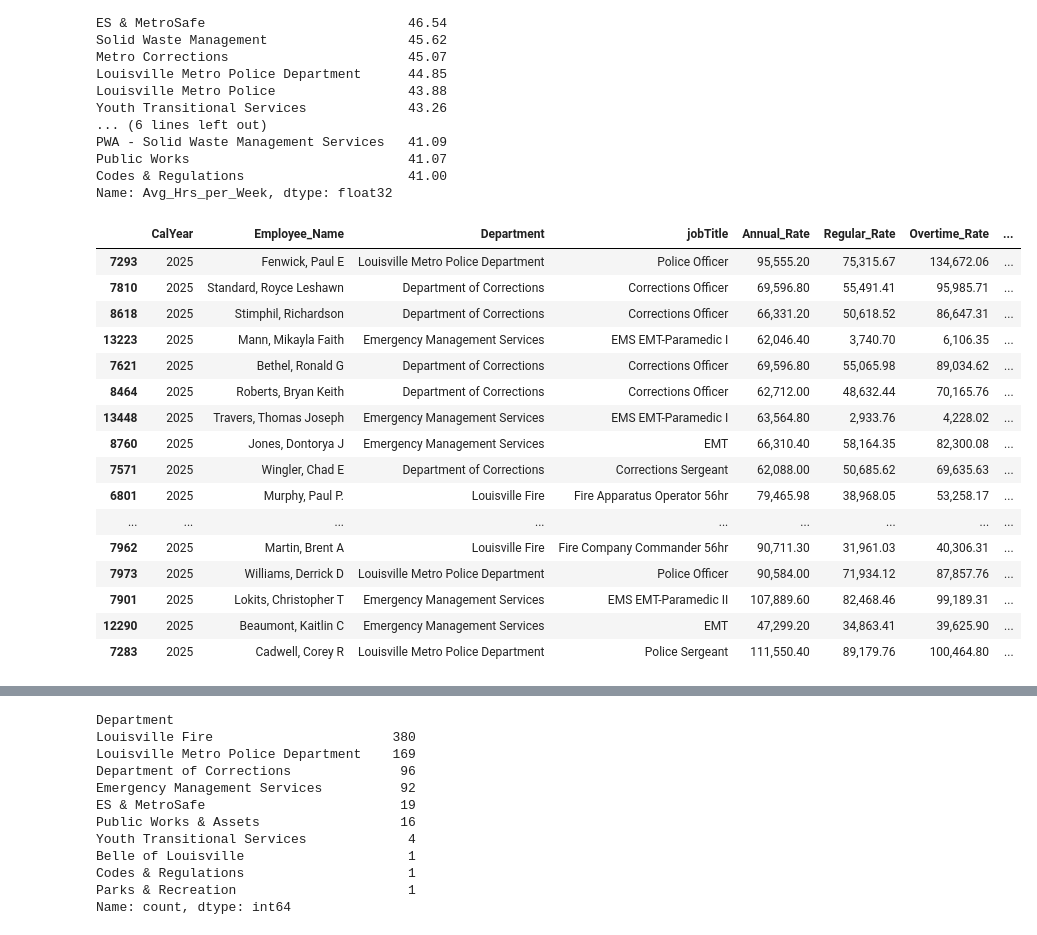
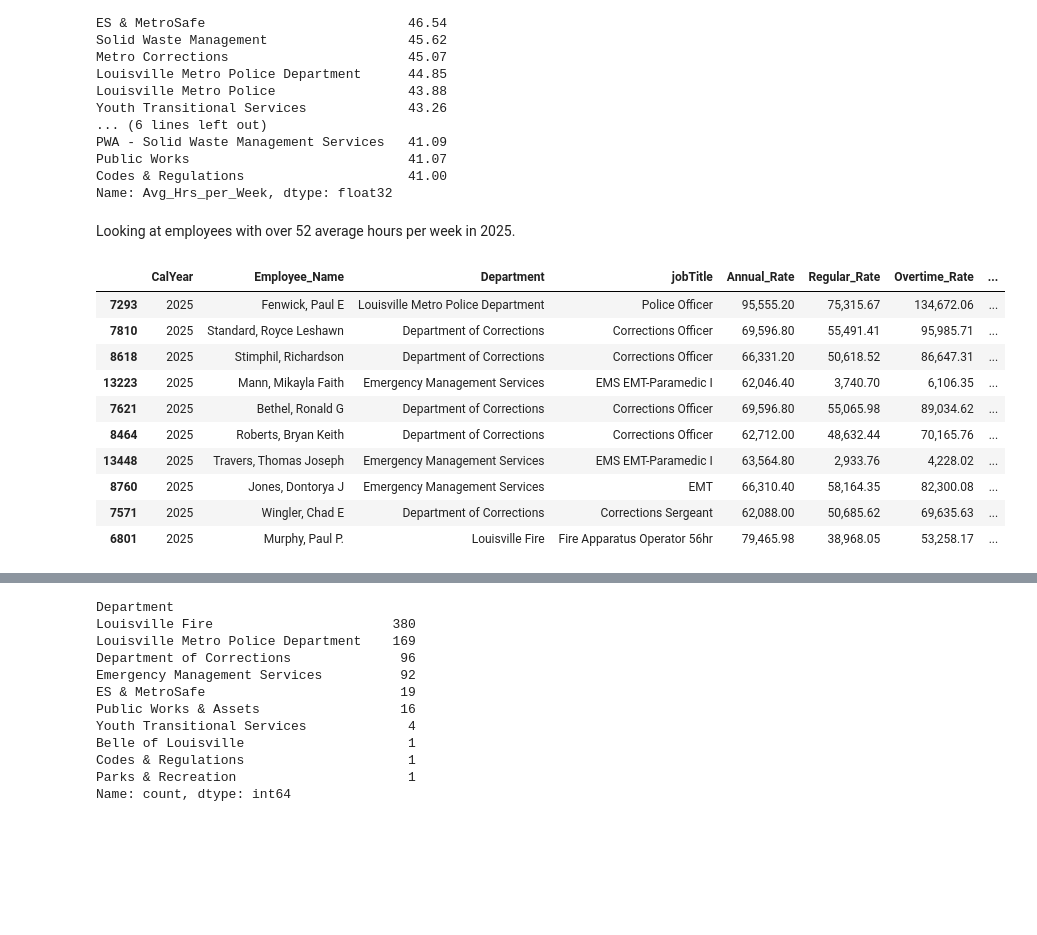
Before and after one commit to Code-You-Contributors/HUD_data_master, a Jupyter notebook: danny/dannyRefactor.ipynb, the cells around one changed output, grey strips where cells are left out. Cells and saved outputs as stored; diff of their text form; code cells hidden in the pictures; blank space fills up the shorter version.

```diff
--- a/danny/dannyRefactor.ipynb
+++ b/danny/dannyRefactor.ipynb
@@ -405,27 +445,23 @@ PWA - Solid Waste Management Services   41.09
 Public Works                            41.07
 Codes & Regulations                     41.00
 Name: Avg_Hrs_per_Week, dtype: float32
+# %% [markdown]
+Looking at employees with over 52 average hours per week in 2025.
 # %%
 dep_over = sal[(sal["Avg_Hrs_per_Week"] > 52) & (sal["CalYear"] == 2025)]
 dep_over = dep_over.sort_values("Avg_Hrs_per_Week", ascending=False)
 dep_over = dep_over[~dep_over["Employee_Name"].isin(["Leonard, Dillon Michael"])]
 dep_over["Department"].value_counts()
-dep_over.head(20)
+dep_over.head(10)
 # %% [output]
 |  | CalYear | Employee_Name | Department | jobTitle | Annual_Rate | Regular_Rate | Overtime_Rate | ... |
 | 7293 | 2025 | Fenwick, Paul E | Louisville Metro Police Department | Police Officer | 95,555.20 | 75,315.67 | 134,672.06 | ... |
 | 7810 | 2025 | Standard, Royce Leshawn | Department of Corrections | Corrections Officer | 69,596.80 | 55,491.41 | 95,985.71 | ... |
 | 8618 | 2025 | Stimphil, Richardson | Department of Corrections | Corrections Officer | 66,331.20 | 50,618.52 | 86,647.31 | ... |
 | 13223 | 2025 | Mann, Mikayla Faith | Emergency Management Services | EMS EMT-Paramedic I | 62,046.40 | 3,740.70 | 6,106.35 | ... |
 | 7621 | 2025 | Bethel, Ronald G | Department of Corrections | Corrections Officer | 69,596.80 | 55,065.98 | 89,034.62 | ... |
 | 8464 | 2025 | Roberts, Bryan Keith | Department of Corrections | Corrections Officer | 62,712.00 | 48,632.44 | 70,165.76 | ... |
 | 13448 | 2025 | Travers, Thomas Joseph | Emergency Management Services | EMS EMT-Paramedic I | 63,564.80 | 2,933.76 | 4,228.02 | ... |
 | 8760 | 2025 | Jones, Dontorya J | Emergency Management Services | EMT | 66,310.40 | 58,164.35 | 82,300.08 | ... |
 | 7571 | 2025 | Wingler, Chad E | Department of Corrections | Corrections Sergeant | 62,088.00 | 50,685.62 | 69,635.63 | ... |
 | 6801 | 2025 | Murphy, Paul P. | Louisville Fire | Fire Apparatus Operator 56hr | 79,465.98 | 38,968.05 | 53,258.17 | ... |
-| ... | ... | ... | ... | ... | ... | ... | ... | ... |
-| 7962 | 2025 | Martin, Brent A | Louisville Fire | Fire Company Commander 56hr | 90,711.30 | 31,961.03 | 40,306.31 | ... |
-| 7973 | 2025 | Williams, Derrick D | Louisville Metro Police Department | Police Officer | 90,584.00 | 71,934.12 | 87,857.76 | ... |
-| 7901 | 2025 | Lokits, Christopher T | Emergency Management Services | EMS EMT-Paramedic II | 107,889.60 | 82,468.46 | 99,189.31 | ... |
-| 12290 | 2025 | Beaumont, Kaitlin C | Emergency Management Services | EMT | 47,299.20 | 34,863.41 | 39,625.90 | ... |
-| 7283 | 2025 | Cadwell, Corey R | Louisville Metro Police Department | Police Sergeant | 111,550.40 | 89,179.76 | 100,464.80 | ... |
```
Also changed, not shown: parts of 16 cells of this notebook.
